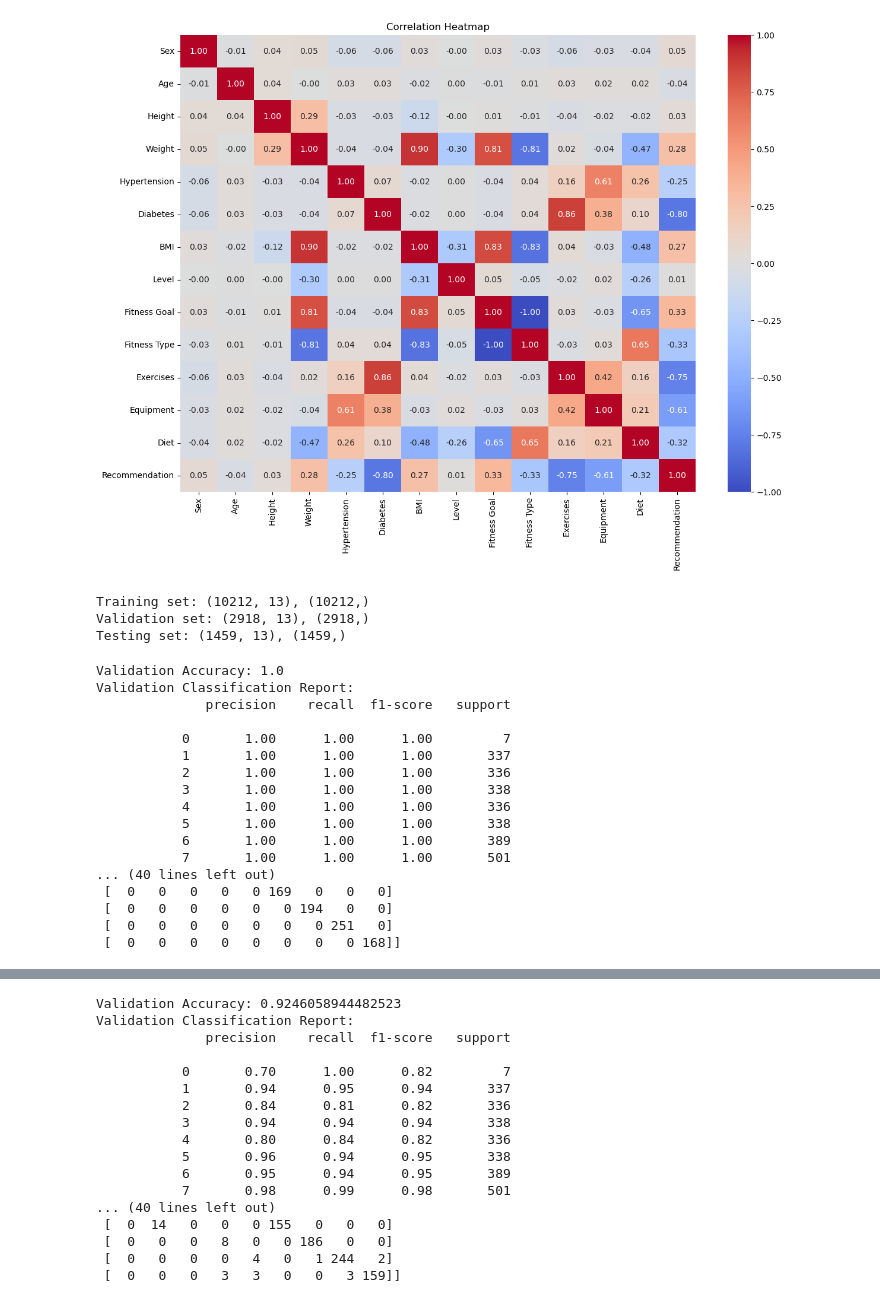
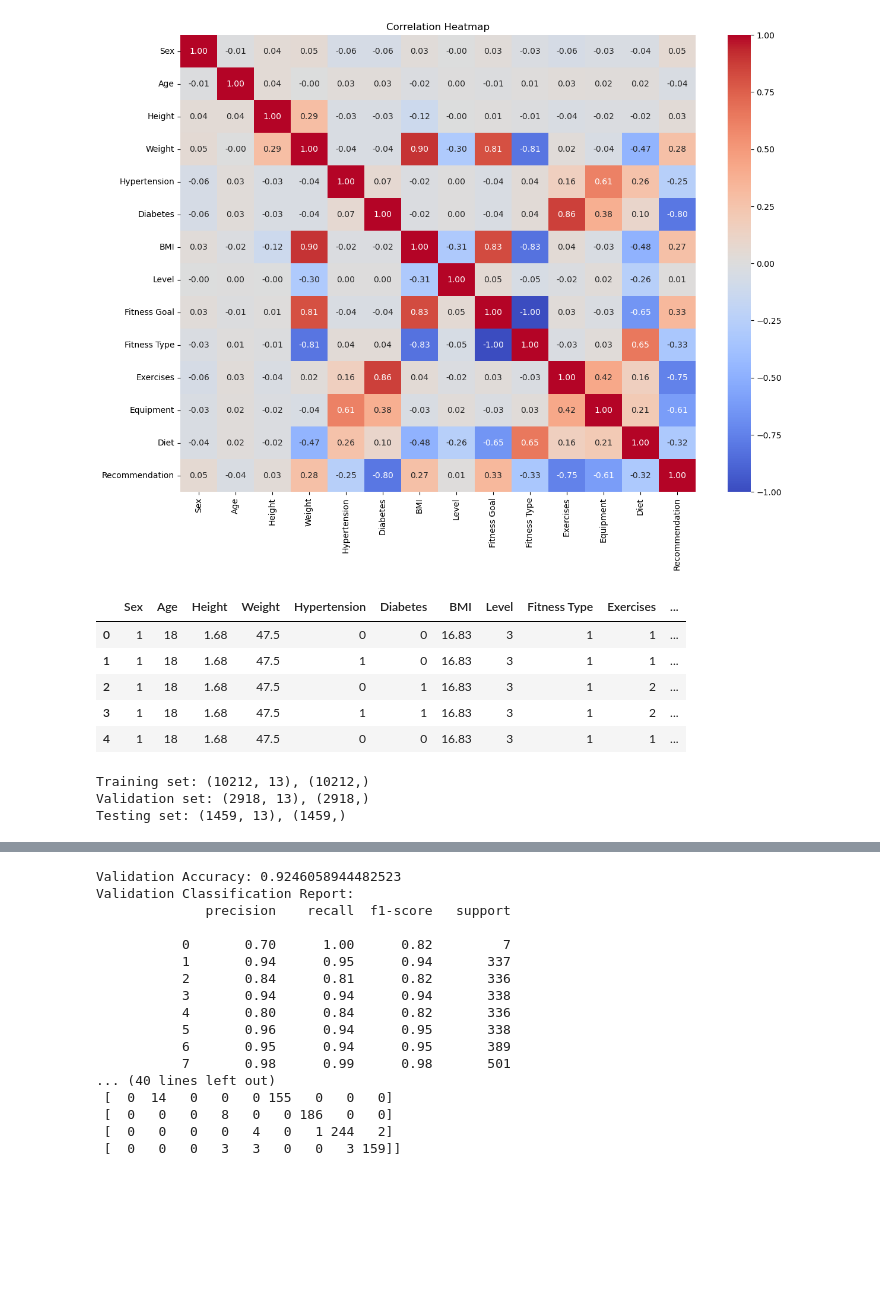
Before and after one commit to CharleneVu/DATA300, a Jupyter notebook: data300finalproject.ipynb, the cells around one changed output, grey strips where cells are left out. Saved outputs shown, nothing was run; the diff lists cells and outputs as text; code cells hidden in the pictures; blank space fills up the shorter version.

```diff
--- a/data300finalproject.ipynb
+++ b/data300finalproject.ipynb
@@ -127,6 +118,16 @@ plt.title("Correlation Heatmap")
 plt.show()
 # %% [output]
 [figure]
+# %%
+df.drop(columns=['Fitness Goal'], inplace=True)
+df.head()
+# %% [output]
+|  | Sex | Age | Height | Weight | Hypertension | Diabetes | BMI | Level | Fitness Type | Exercises | ... |
+| 0 | 1 | 18 | 1.68 | 47.5 | 0 | 0 | 16.83 | 3 | 1 | 1 | ... |
+| 1 | 1 | 18 | 1.68 | 47.5 | 1 | 0 | 16.83 | 3 | 1 | 1 | ... |
+| 2 | 1 | 18 | 1.68 | 47.5 | 0 | 1 | 16.83 | 3 | 1 | 2 | ... |
+| 3 | 1 | 18 | 1.68 | 47.5 | 1 | 1 | 16.83 | 3 | 1 | 2 | ... |
+| 4 | 1 | 18 | 1.68 | 47.5 | 0 | 0 | 16.83 | 3 | 1 | 1 | ... |
 # %%
 # Split data: 70% Train, 20% Validation, 10% Test
 # First split: Training (70%) and temporary (30%)
@@ -142,47 +143,3 @@ print(f"Testing set: {X_test.shape}, {y_test.shape}")
 Training set: (10212, 13), (10212,)
 Validation set: (2918, 13), (2918,)
 Testing set: (1459, 13), (1459,)
-# %%
-# Random Forest Classifier
-rfc = RandomForestClassifier()
-rfc.fit(X_train, y_train)
-
-# Make predictions on the validation set
-y_val_pred = rfc.predict(X_val)
-
-# Evaluate the model on the validation set
-val_accuracy = accuracy_score(y_val, y_val_pred)
-print("Validation Accuracy:", val_accuracy)
-print("Validation Classification Report:")
-print(classification_report(y_val, y_val_pred))
-print("Validation Confusion Matrix:")
-print(confusion_matrix(y_val, y_val_pred))
-
-# Make predictions on the testing set
-y_test_pred = rfc.predict(X_test)
-
-# Evaluate the model on the testing set
-test_accuracy = accuracy_score(y_test, y_test_pred)
-print("Testing Accuracy:", test_accuracy)
-print("Testing Classification Report:")
-print(classification_report(y_test, y_test_pred))
-print("Testing Confusion Matrix:")
-print(confusion_matrix(y_test, y_test_pred))
-# %% [output]
-Validation Accuracy: 1.0
-Validation Classification Report:
-              precision    recall  f1-score   support
-
-           0       1.00      1.00      1.00         7
-           1       1.00      1.00      1.00       337
-           2       1.00      1.00      1.00       336
-           3       1.00      1.00      1.00       338
-           4       1.00      1.00      1.00       336
-           5       1.00      1.00      1.00       338
-           6       1.00      1.00      1.00       389
-           7       1.00      1.00      1.00       501
-... (40 lines left out)
- [  0   0   0   0   0 169   0   0   0]
- [  0   0   0   0   0   0 194   0   0]
- [  0   0   0   0   0   0   0 251   0]
- [  0   0   0   0   0   0   0   0 168]]
```
Also changed, not shown: parts of 9 cells of this notebook.
